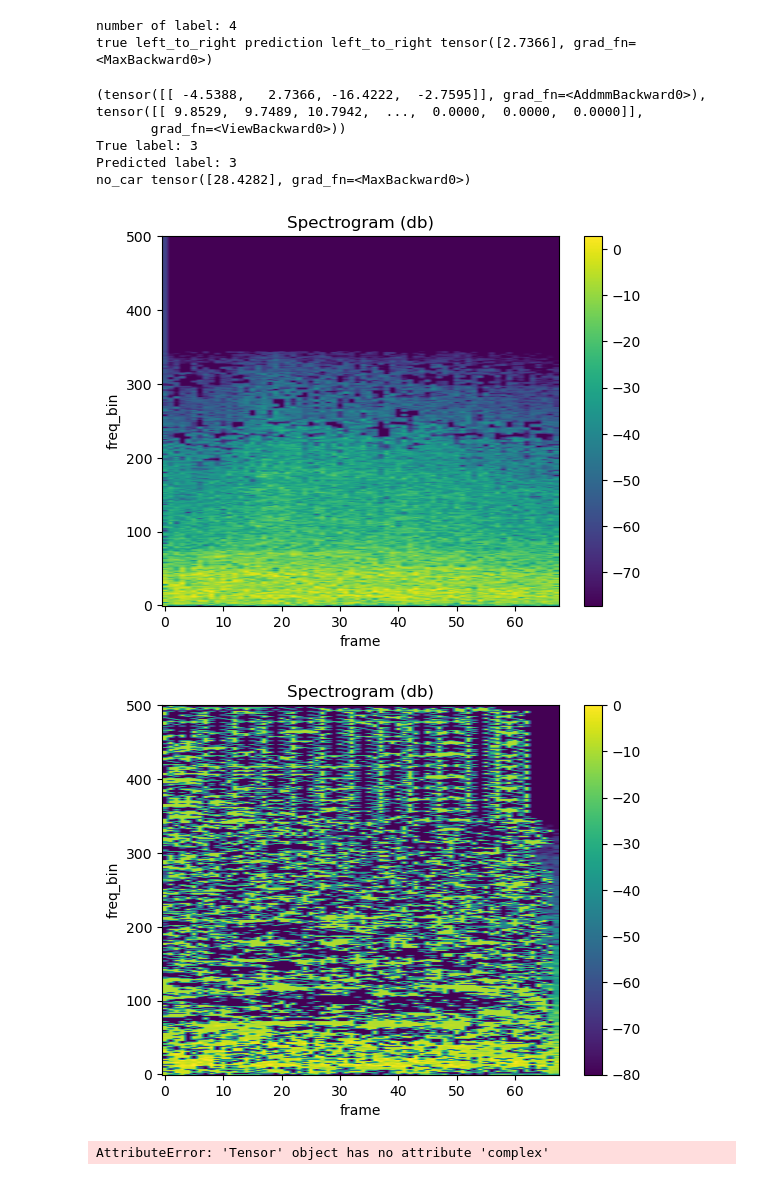
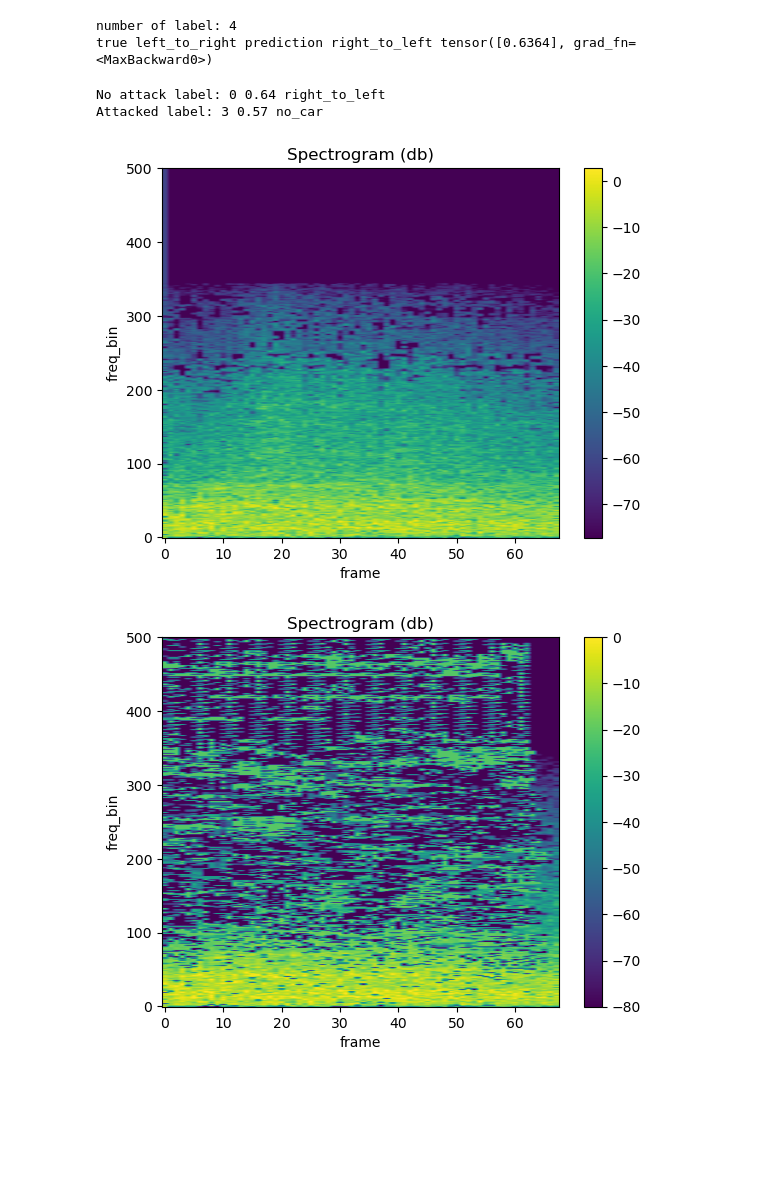
Before and after one commit to DoSomeWaffles/master_thesis, a Jupyter notebook: tools/sound-to-spectrogram/adversarial-attack.ipynb, the cells around one changed output. Drawn from its saved outputs; the diff is of its cells as text; code cells hidden in the pictures; blank space fills up the shorter version.

```diff
--- a/tools/sound-to-spectrogram/adversarial-attack.ipynb
+++ b/tools/sound-to-spectrogram/adversarial-attack.ipynb
@@ -4,7 +4,7 @@ import load_dataset
 import torchaudio
 import torchaudio.functional as F
 # load the cnn model with pytorch
-path = 'models/model_base.ckpt'
+path = 'models/model_base_2.ckpt'
 model = load_dataset.CNN()
 model.load_state_dict(torch.load(path))
 # load the audio file
@@ -27,45 +27,40 @@ a, predicted = torch.max(output[0], 1)
 print(labels_to_int[predicted.item()], a)
 # %% [output]
 number of label: 4
-true left_to_right prediction left_to_right tensor([2.7366], grad_fn=<MaxBackward0>)
+true left_to_right prediction right_to_left tensor([0.6364], grad_fn=<MaxBackward0>)
 # %%
 import torch
 import torch.nn as nn
 import torch.optim as optim
 
 # define the loss function
+model.eval()
 criterion = nn.CrossEntropyLoss()
 optimizer = optim.SGD(model.parameters(), lr=0.01)
-epsilon = -.1
+epsilon = .008
 input_tensor = spectrogram
 label = torch.tensor([3])
 input_tensor.requires_grad = True
 output = model(input_tensor)
-print(output)
+a, predicted = torch.max(output[0], 1)
+certainty = a.item()
 loss = criterion(output[0], label)
 loss.backward()
 sign_data_grad = input_tensor.grad.sign()
-perturbed_input_tensor = input_tensor + epsilon * sign_data_grad
+perturbed_input_tensor = input_tensor + epsilon * -sign_data_grad
 perturbed_input_tensor = torch.clamp(perturbed_input_tensor, 0, 1)
 output = model(perturbed_input_tensor)
-a, predicted = torch.max(output[0], 1)
 
-print('True label:', label.item())
-print('Predicted label:', predicted.item())
-print(labels_to_int[predicted.item()], a)
+a, attacked_predicted = torch.max(output[0], 1)
+attacked_certainty = a.item()
+print('No attack label:', predicted.item(), round(certainty,2), labels_to_int[predicted.item()])
+print('Attacked label:', attacked_predicted.item(), round(attacked_certainty,2), labels_to_int[attacked_predicted.item()])
 
 # plot the base spectrogram and the perturbed spectrogram
 load_dataset.plot_spectrogram(spectrogram.detach().numpy()[0][0])
 load_dataset.plot_spectrogram(perturbed_input_tensor.detach().numpy()[0][0])
-
-recovered_waveform = torchaudio.transforms.InverseSpectrogram()(perturbed_input_tensor.detach().complex())
-torchaudio.save('patch-attack-data/patch-attack.wav', waveform, 16000)
 # %% [output]
-(tensor([[ -4.5388,   2.7366, -16.4222,  -2.7595]], grad_fn=<AddmmBackward0>), tensor([[ 9.8529,  9.7489, 10.7942,  ...,  0.0000,  0.0000,  0.0000]],
-       grad_fn=<ViewBackward0>))
-True label: 3
-Predicted label: 3
-no_car tensor([28.4282], grad_fn=<MaxBackward0>)
+No attack label: 0 0.64 right_to_left
+Attacked label: 3 0.57 no_car
 [figure]
-[figure, old version]
+[figure, new version]
-AttributeError: 'Tensor' object has no attribute 'complex'
```
Also changed, not shown: 15 other files.
